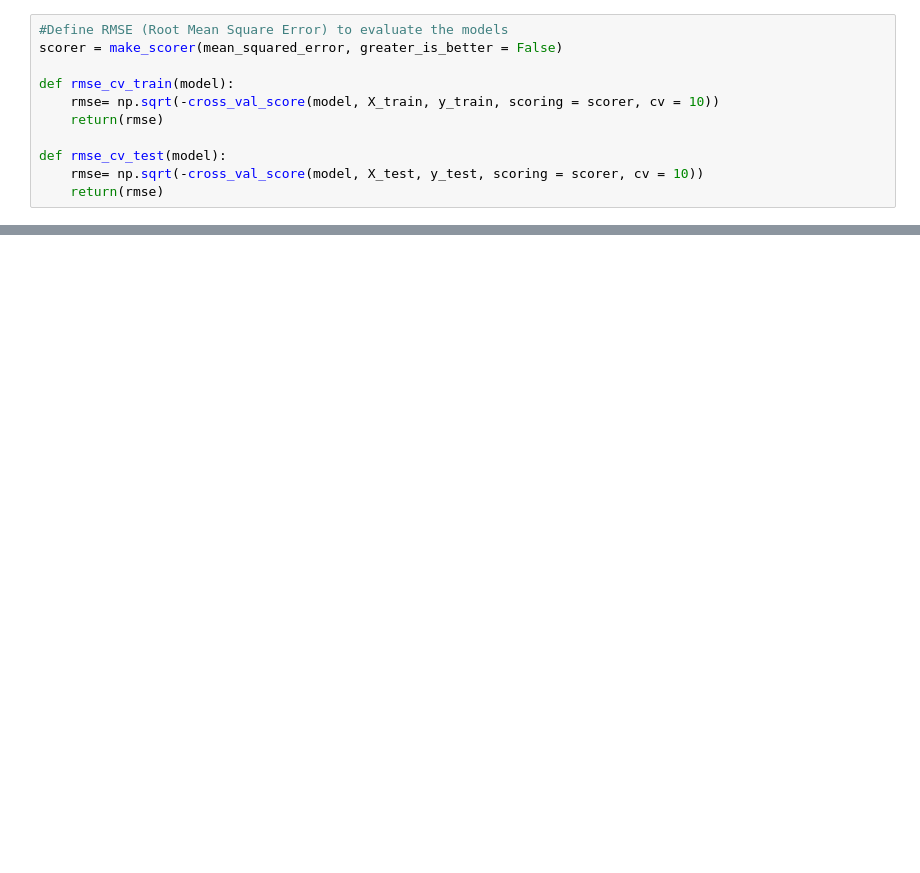
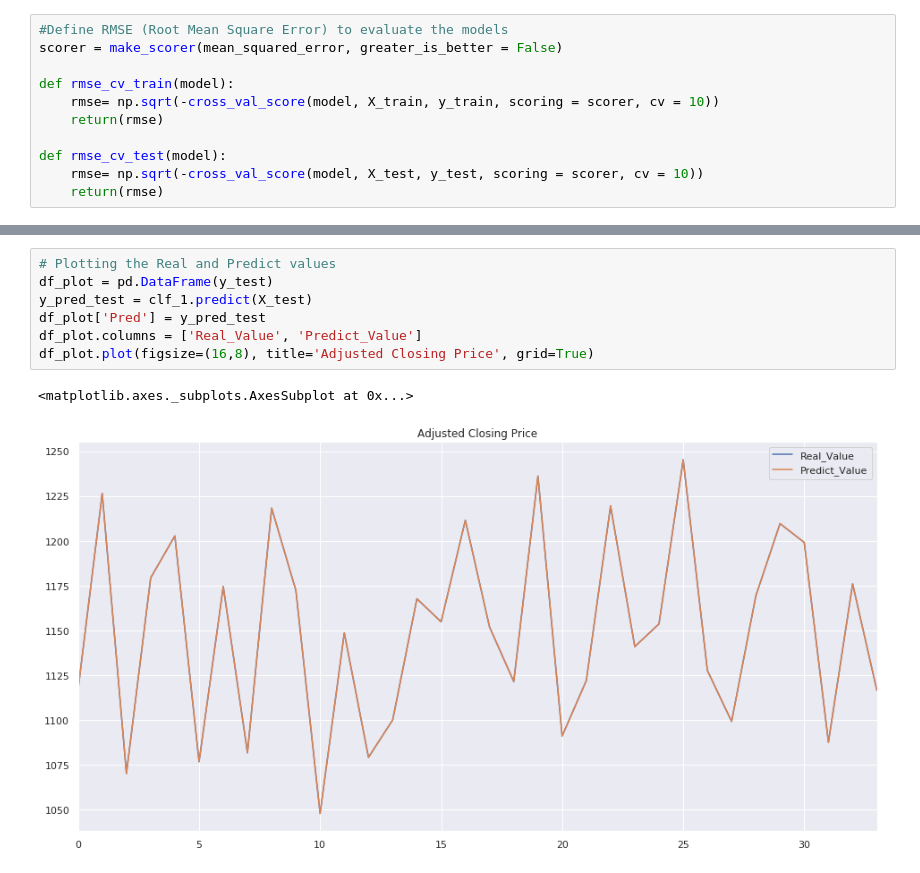
Before and after one commit to marcio-costa/stock_prediction, a Jupyter notebook: HW_Week2.ipynb, the cells around one changed output, grey strips where cells are left out. Cells and saved outputs as stored; diff of their text form; blank space fills up the shorter version.

```diff
--- a/HW_Week2.ipynb
+++ b/HW_Week2.ipynb
@@ -234,3 +228,13 @@ SVR                      False
 DecisionTreeRegressor    False
 RandomForestRegressor    False
 Name: rmse_test, dtype: bool
+# %%
+# Plotting the Real and Predict values
+df_plot = pd.DataFrame(y_test)
+y_pred_test = clf_1.predict(X_test)
+df_plot['Pred'] = y_pred_test
+df_plot.columns = ['Real_Value', 'Predict_Value']
+df_plot.plot(figsize=(16,8), title='Adjusted Closing Price', grid=True)
+# %% [output]
+<matplotlib.axes._subplots.AxesSubplot at 0x...>
+[figure, added]
```
Also changed, not shown: parts of 15 cells of this notebook.
